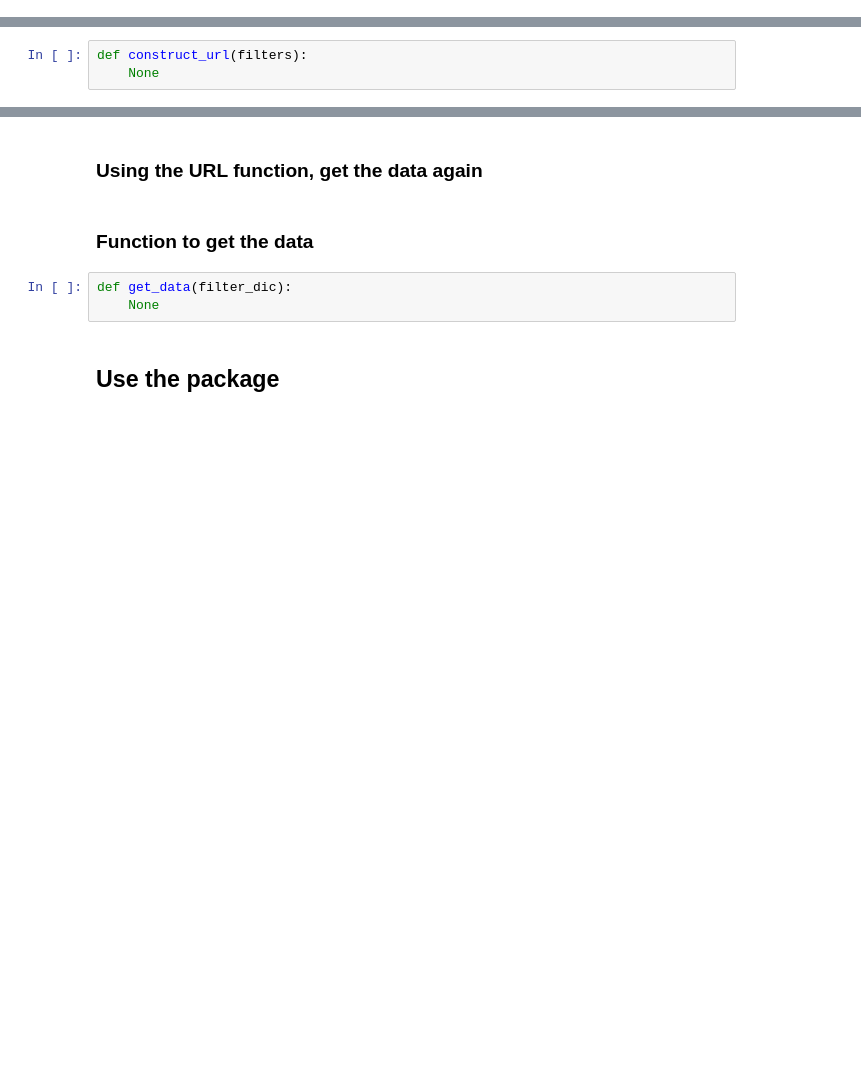
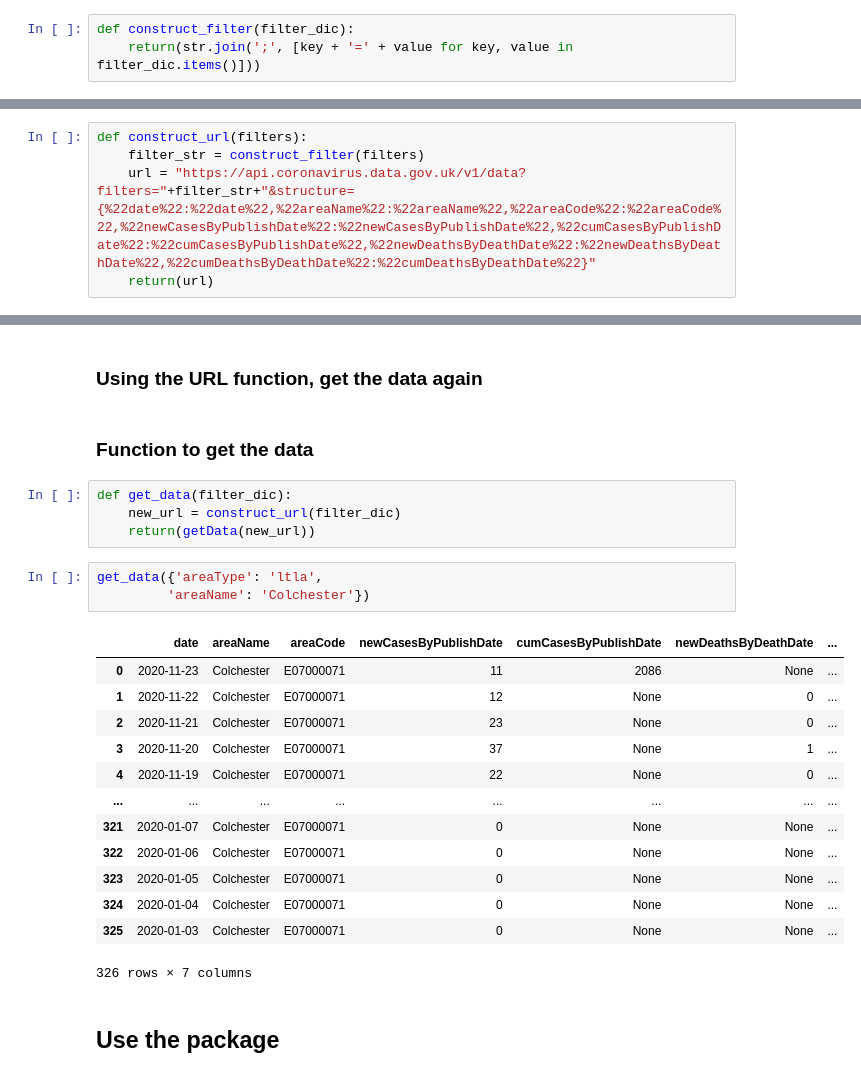
Before and after one commit to ab17254/GV918-Week08, a Jupyter notebook: API-Exercise.ipynb, the cells around one changed output, grey strips where cells are left out. Saved outputs shown, nothing was run; the diff lists cells and outputs as text; blank space fills up the shorter version.

```diff
--- a/API-Exercise.ipynb
+++ b/API-Exercise.ipynb
@@ -60,0 +82,3 @@ def construct_filter(filter_dic):
+# %%
+def construct_filter(filter_dic):
+    return(str.join(';', [key + '=' + value for key, value in filter_dic.items()]))
@@ -61,8 +89,10 @@ def construct_filter(filter_dic):
 # %% [markdown]
 ### Function to construct the URL
-# %%
-def construct_url(filters):
-    None
+# %%
+def construct_url(filters):
+    filter_str = construct_filter(filters)
+    url = "https://api.coronavirus.data.gov.uk/v1/data?filters="+filter_str+"&structure={%22date%22:%22date%22,%22areaName%22:%22areaName%22,%22areaCode%22:%22areaCode%22,%22newCasesByPublishDate%22:%22newCasesByPublishDate%22,%22cumCasesByPublishDate%22:%22cumCasesByPublishDate%22,%22newDeathsByDeathDate%22:%22newDeathsByDeathDate%22,%22cumDeathsByDeathDate%22:%22cumDeathsByDeathDate%22}"
+    return(url)
 # %%
 current_url = construct_url({'areaType':'nation',
                             'areaName': 'england'})
@@ -72,7 +118,25 @@ current_url = construct_url({'areaType':'nation',
 ### Function to get the data
 # %%
 def get_data(filter_dic):
-    None
+    new_url = construct_url(filter_dic)
+    return(getData(new_url))
+# %%
+get_data({'areaType': 'ltla',
+         'areaName': 'Colchester'})
+# %% [output]
+|  | date | areaName | areaCode | newCasesByPublishDate | cumCasesByPublishDate | newDeathsByDeathDate | ... |
+| 0 | 2020-11-23 | Colchester | E07000071 | 11 | 2086 | None | ... |
+| 1 | 2020-11-22 | Colchester | E07000071 | 12 | None | 0 | ... |
+| 2 | 2020-11-21 | Colchester | E07000071 | 23 | None | 0 | ... |
+| 3 | 2020-11-20 | Colchester | E07000071 | 37 | None | 1 | ... |
+| 4 | 2020-11-19 | Colchester | E07000071 | 22 | None | 0 | ... |
+| ... | ... | ... | ... | ... | ... | ... | ... |
+| 321 | 2020-01-07 | Colchester | E07000071 | 0 | None | None | ... |
+| 322 | 2020-01-06 | Colchester | E07000071 | 0 | None | None | ... |
+| 323 | 2020-01-05 | Colchester | E07000071 | 0 | None | None | ... |
+| 324 | 2020-01-04 | Colchester | E07000071 | 0 | None | None | ... |
+| 325 | 2020-01-03 | Colchester | E07000071 | 0 | None | None | ... |
+326 rows × 7 columns
 # %% [markdown]
 ## Use the package
 # %%
```
Also changed, not shown: parts of 5 cells of this notebook.
